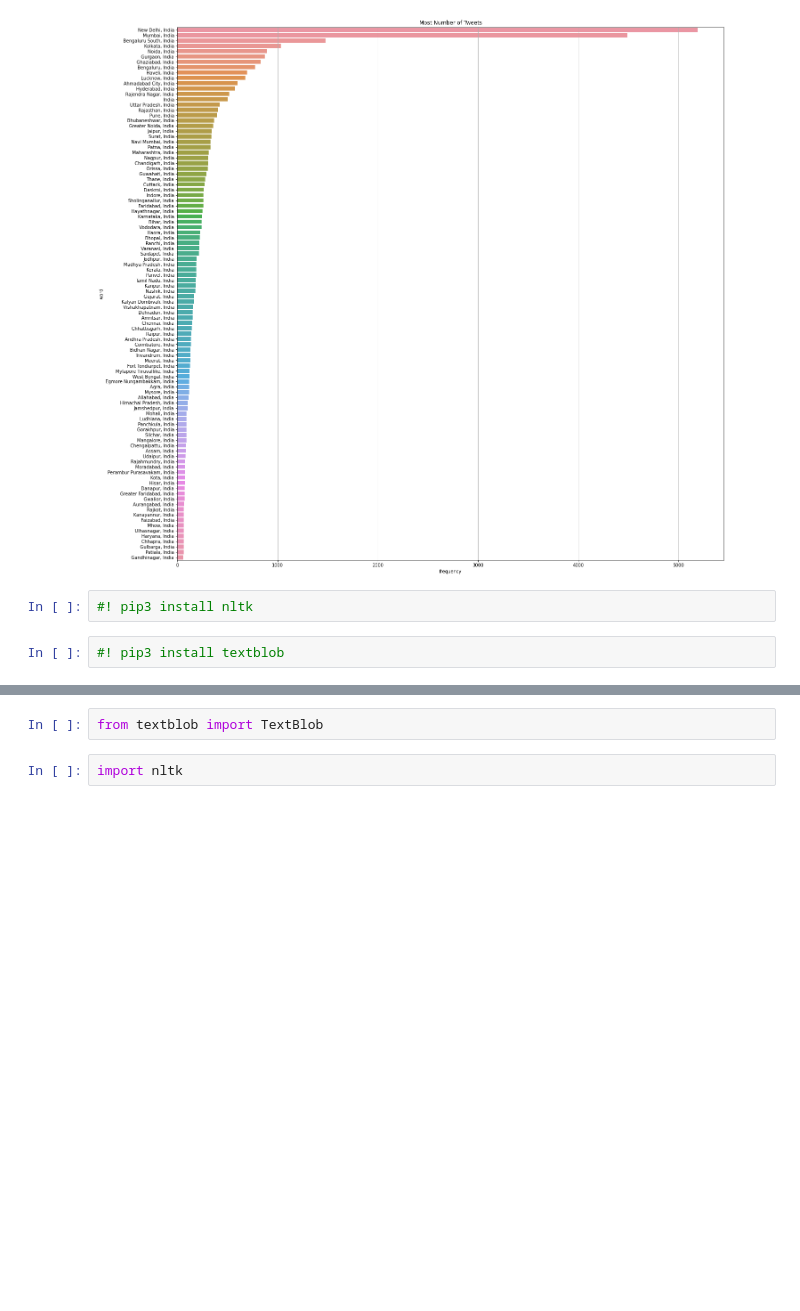
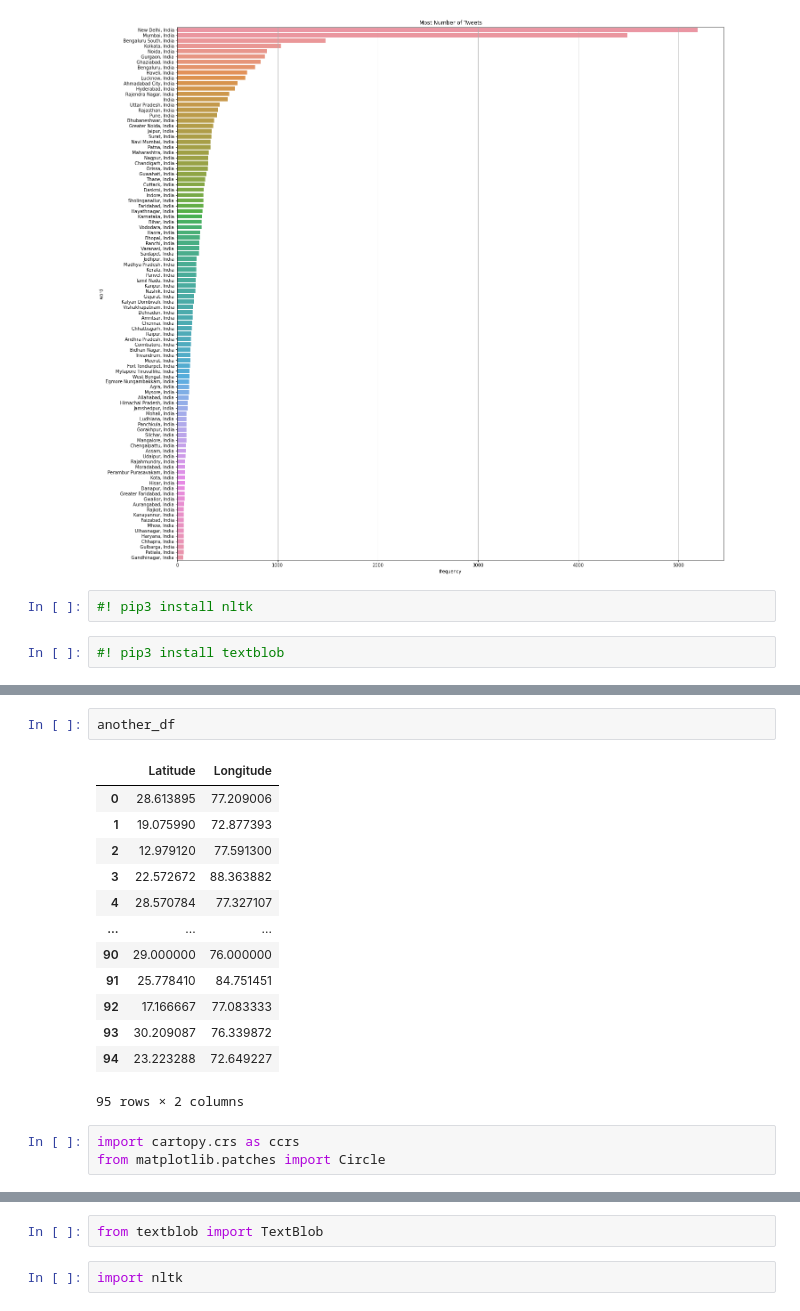
Before and after one commit to Eshwar5799/TweetsAnalysis, a Jupyter notebook: MajorProject-8thSemester.ipynb, the cells around one changed output, grey strips where cells are left out. Saved outputs shown, nothing was run; the diff lists cells and outputs as text; blank space fills up the shorter version.

```diff
--- a/MajorProject-8thSemester.ipynb
+++ b/MajorProject-8thSemester.ipynb
@@ -195,0 +293,19 @@ plt.savefig('MostNumberofTweets.png')
+# %%
+another_df
+# %% [output]
+|  | Latitude | Longitude |
+| 0 | 28.613895 | 77.209006 |
+| 1 | 19.075990 | 72.877393 |
+| 2 | 12.979120 | 77.591300 |
+| 3 | 22.572672 | 88.363882 |
+| 4 | 28.570784 | 77.327107 |
+| ... | ... | ... |
+| 90 | 29.000000 | 76.000000 |
+| 91 | 25.778410 | 84.751451 |
+| 92 | 17.166667 | 77.083333 |
+| 93 | 30.209087 | 76.339872 |
+| 94 | 23.223288 | 72.649227 |
+95 rows × 2 columns
+# %%
+import cartopy.crs as ccrs
+from matplotlib.patches import Circle
```
Also changed, not shown: parts of 38 cells of this notebook, 2 other files.
